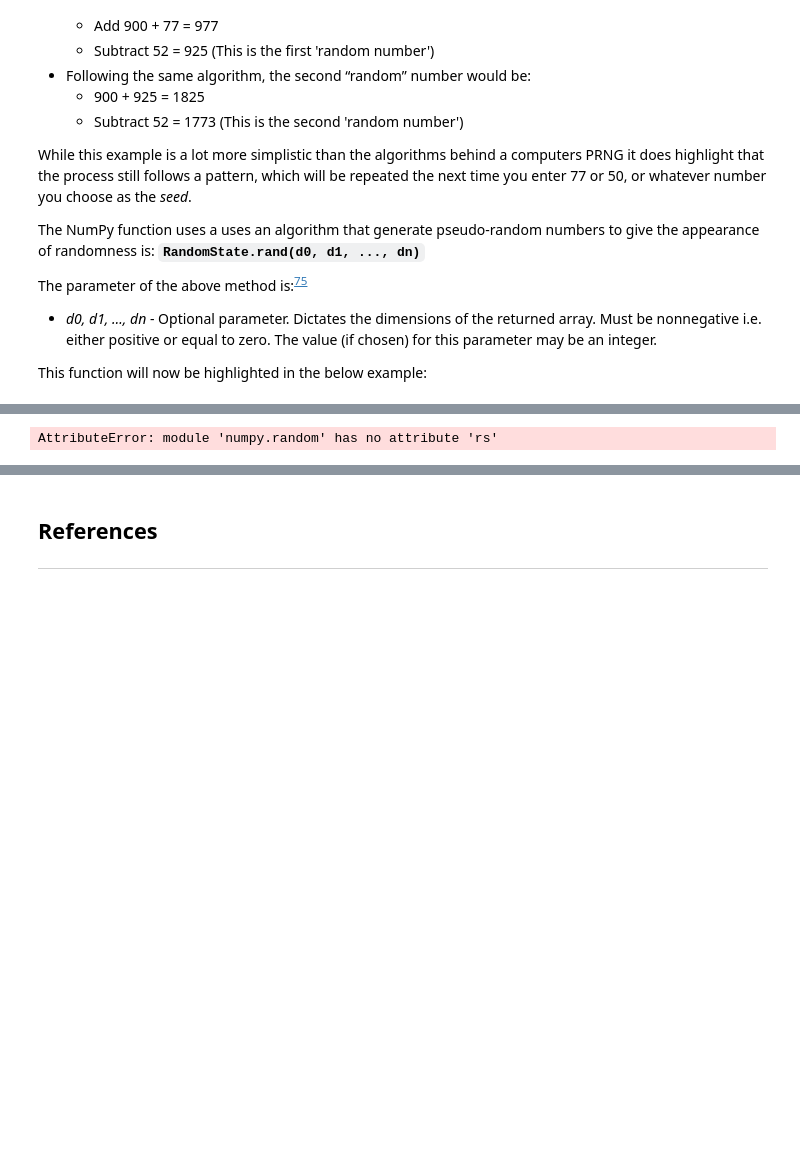
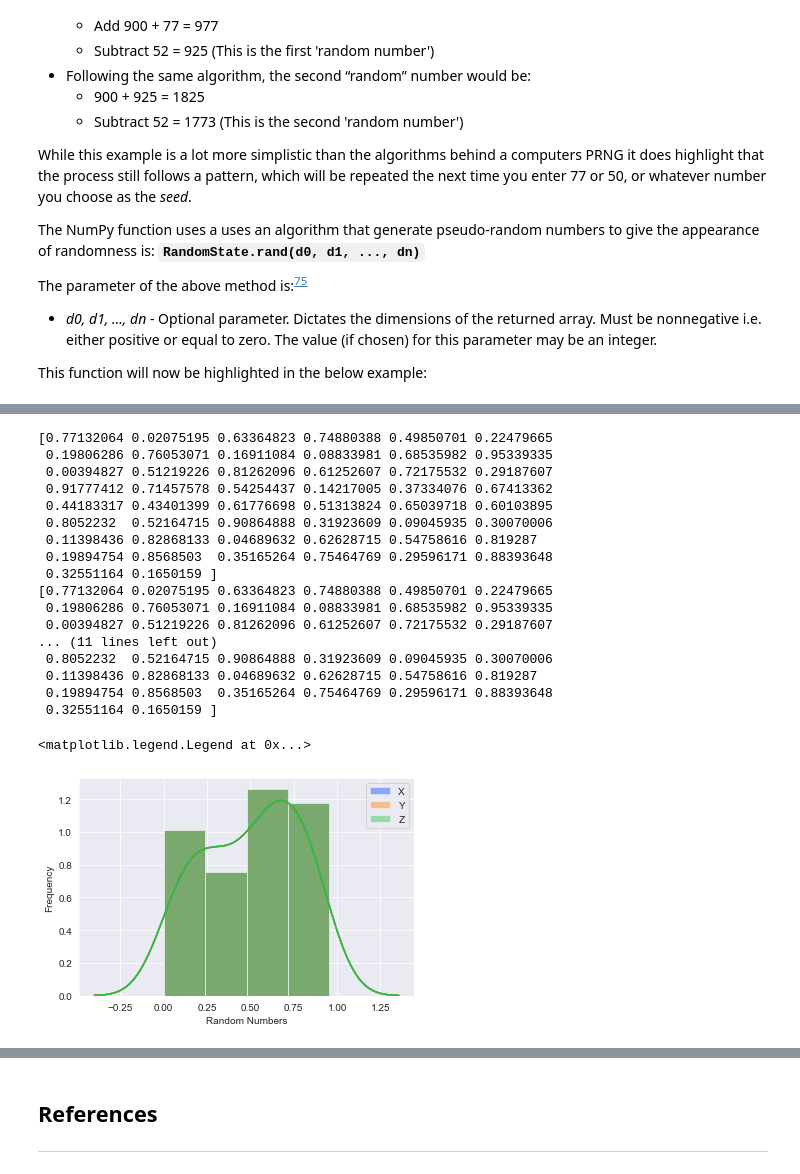
Before and after one commit to JPLee01/Programming_for_Data_Analysis-Assignment, a Jupyter notebook: Programming_for_Data_Analysis-Assignment.ipynb, the cells around one changed output, grey strips where cells are left out. Drawn from its saved outputs; the diff is of its cells as text; code cells hidden in the pictures; blank space fills up the shorter version.

Commit message:
Assignment complete rough. Tidying up left to do.

```diff
--- a/Programming_for_Data_Analysis-Assignment.ipynb
+++ b/Programming_for_Data_Analysis-Assignment.ipynb
@@ -838,19 +837,37 @@ This function will now be highlighted in the below example:
 # %%
-from numpy.random import MT19937
-from numpy.random import RandomState, SeedSequence
-rs = RandomState(MT19937(SeedSequence(10)))
-
-x = np.random.rand(rs)
-y = np.random.rand(rs)
-z = np.random.rand(rs)
+#Set the seed number to 10 for the three functions in the above example and plot the results
+np.random.seed(10)
+x = np.random.rand(50)
+np.random.seed(10)
+y = np.random.rand(50)
+np.random.seed(10)
+z = np.random.rand(50)
 print(x)
 print(y)
 print(z)
-sns.distplot(x, label="x")
-sns.distplot(y, label="x")
-sns.distplot(z, label="x")
+sns.distplot(x, label="X")
+sns.distplot(y, label="Y")
+sns.distplot(z, label="Z")
 plt.xlabel("Random Numbers")
 plt.ylabel("Frequency")
-plt.legend(loc="upper left")
+plt.legend(loc="best")
 # %% [output]
-AttributeError: module 'numpy.random' has no attribute 'rs'
+[0.77132064 0.02075195 0.63364823 0.74880388 0.49850701 0.22479665
+ 0.19806286 0.76053071 0.16911084 0.08833981 0.68535982 0.95339335
+ 0.00394827 0.51219226 0.81262096 0.61252607 0.72175532 0.29187607
+ 0.91777412 0.71457578 0.54254437 0.14217005 0.37334076 0.67413362
+ 0.44183317 0.43401399 0.61776698 0.51313824 0.65039718 0.60103895
+ 0.8052232  0.52164715 0.90864888 0.31923609 0.09045935 0.30070006
+ 0.11398436 0.82868133 0.04689632 0.62628715 0.54758616 0.819287
+ 0.19894754 0.8568503  0.35165264 0.75464769 0.29596171 0.88393648
+ 0.32551164 0.1650159 ]
+[0.77132064 0.02075195 0.63364823 0.74880388 0.49850701 0.22479665
+ 0.19806286 0.76053071 0.16911084 0.08833981 0.68535982 0.95339335
+ 0.00394827 0.51219226 0.81262096 0.61252607 0.72175532 0.29187607
+... (11 lines left out)
+ 0.8052232  0.52164715 0.90864888 0.31923609 0.09045935 0.30070006
+ 0.11398436 0.82868133 0.04689632 0.62628715 0.54758616 0.819287
+ 0.19894754 0.8568503  0.35165264 0.75464769 0.29596171 0.88393648
+ 0.32551164 0.1650159 ]
+<matplotlib.legend.Legend at 0x...>
+[figure, added]
```
Also changed, not shown: parts of 42 cells of this notebook, 1 other file.
